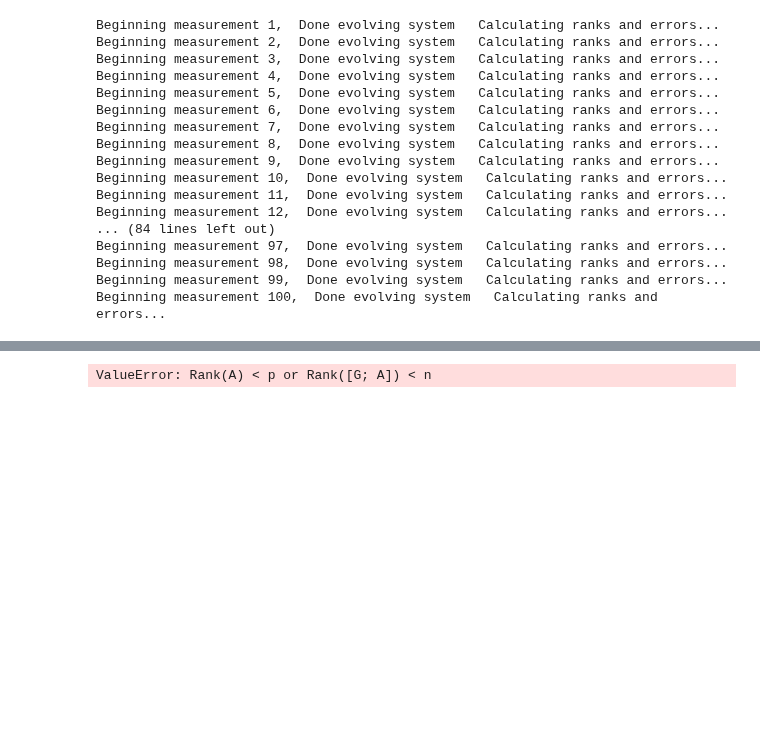
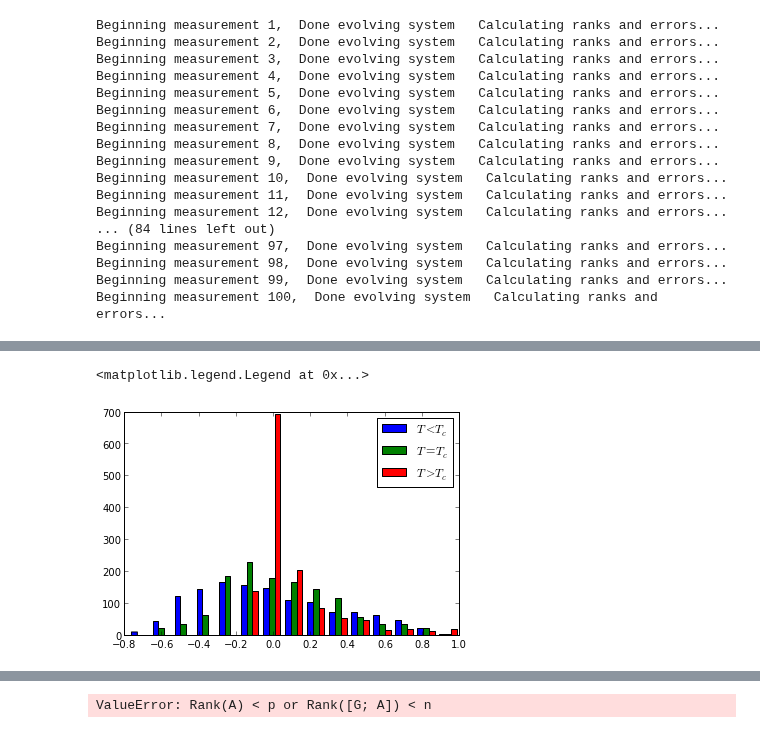
Before and after one commit to forrestsheldon/neurodynamics, a Jupyter notebook: Ising_CS.ipynb, the cells around one changed output, grey strips where cells are left out. Drawn from its saved outputs; the diff is of its cells as text; code cells hidden in the pictures; blank space fills up the shorter version.

```diff
--- a/Ising_CS.ipynb
+++ b/Ising_CS.ipynb
@@ -715,3 +717,10 @@ array([  6.17088492,   8.72225719,  -1.40194783,   2.8135347 ,
+# %%
+corr = np.hstack((corrlow, corrcrit, corrhigh))
+plt.hist(corr, 15, label = [r'$T<T_c$', r'$T=T_c$', r'$T>T_c$'])
+plt.legend()
+# %% [output]
+<matplotlib.legend.Legend at 0x...>
+[figure, added]
 # %%
 u, s, v = np.linalg.svd(meas_mat)
 s[abs(s) < 1e-9] = 0
```
Also changed, not shown: parts of 12 cells of this notebook, 5 other files.
